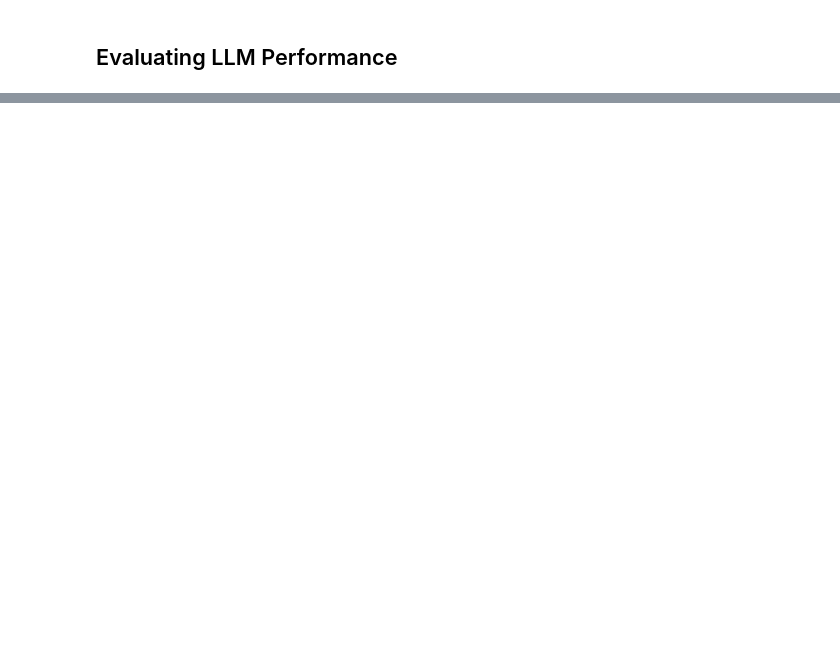
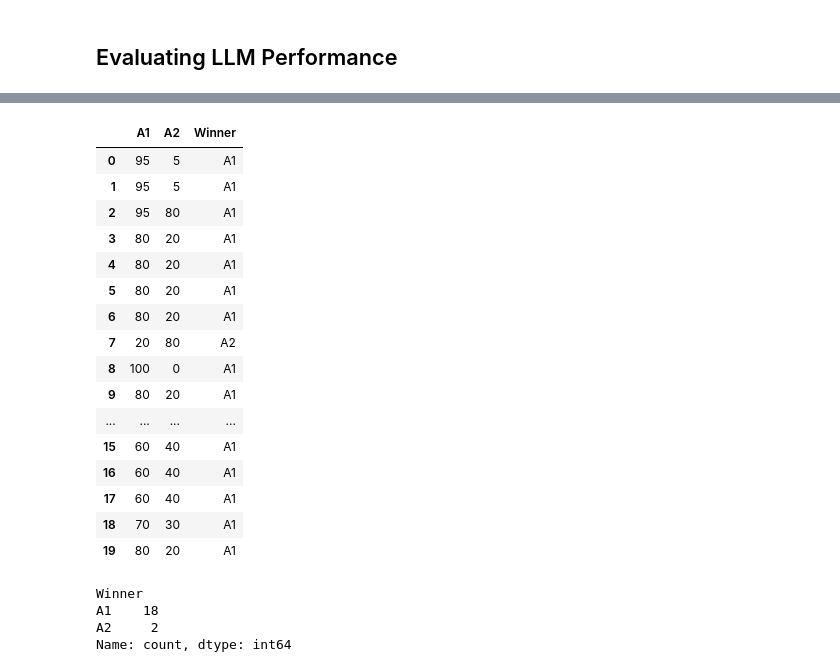
Before and after one commit to dipanjanS/training-fine-tuning-large-language-models-workshop-dhs2024, a Jupyter notebook: Module-05-Aligning-Fine-tuned-LLMs-with-Human-Preferences-RLHF-PPO-DPO-ORPO/Module_05_Aligning_Llama_3_LLM_with_human_preferences_using_DPO_Exercise.ipynb, the cells around one changed output, grey strips where cells are left out. Cells and saved outputs as stored; diff of their text form; code cells hidden in the pictures; blank space fills up the shorter version.

```diff
--- a/Module-05-Aligning-Fine-tuned-LLMs-with-Human-Preferences-RLHF-PPO-DPO-ORPO/Module_05_Aligning_Llama_3_LLM_with_human_preferences_using_DPO_Exercise.ipynb
+++ b/Module-05-Aligning-Fine-tuned-LLMs-with-Human-Preferences-RLHF-PPO-DPO-ORPO/Module_05_Aligning_Llama_3_LLM_with_human_preferences_using_DPO_Exercise.ipynb
@@ -636 +781,62 @@ A2     5
 Name: count, dtype: int64
+# %%
+responses = []
+for idx, row in tqdm(subset_df.iterrows()):
+    prompt = f"""
+                Act as an expert grader of responses from an AI model.
+                Follow these rules.
+                  - Given the following question and AI answer, compare it to reference answers A1 and A2
+                  - Return the response as a JSON
+                  - Response should have keys A1, A2, Winner and values of how close is the AI answer to each of them and which answer is the winner
+                  - Represent closeness in a scale between 0 - 100 which is comparative
+                  - Comparative closeness means sum of AI answer closeness to A1 and A2 should sum up to 100
+                  - Example A1: 90, A2: 10 means comparing AI answer to A1 and A2, the AI answer is 90% closer to A1 and only 10% closer to A2
+                  - Closeness should be measured by comparing how close is AI answer to A1 and A2 in terms of their meaning and context.
+
+                Return the response as a valid JSON dict only and not markdown JSON. Do NOT return markdown.
+
+                Question:
+                {row['question']}
+
+                AI Answer:
+                {row['ai_response']}
+
+                A1:
+                {row['chosen']}
+
+                A2:
+                {row['rejected']}
+            """
+
+    response = llm.invoke(prompt)
+    response = response.content
+    response = json.loads(response)
+    responses.append(response)
+# %%
+response_df = pd.DataFrame(responses)
+response_df
+# %% [output]
+|  | A1 | A2 | Winner |
+| 0 | 95 | 5 | A1 |
+| 1 | 95 | 5 | A1 |
+| 2 | 95 | 80 | A1 |
+| 3 | 80 | 20 | A1 |
+| 4 | 80 | 20 | A1 |
+| 5 | 80 | 20 | A1 |
+| 6 | 80 | 20 | A1 |
+| 7 | 20 | 80 | A2 |
+| 8 | 100 | 0 | A1 |
+| 9 | 80 | 20 | A1 |
+| ... | ... | ... | ... |
+| 15 | 60 | 40 | A1 |
+| 16 | 60 | 40 | A1 |
+| 17 | 60 | 40 | A1 |
+| 18 | 70 | 30 | A1 |
+| 19 | 80 | 20 | A1 |
+# %%
+response_df['Winner'].value_counts()
+# %% [output]
+Winner
+A1    18
+A2     2
+Name: count, dtype: int64
```
Also changed, not shown: parts of 35 cells of this notebook.
